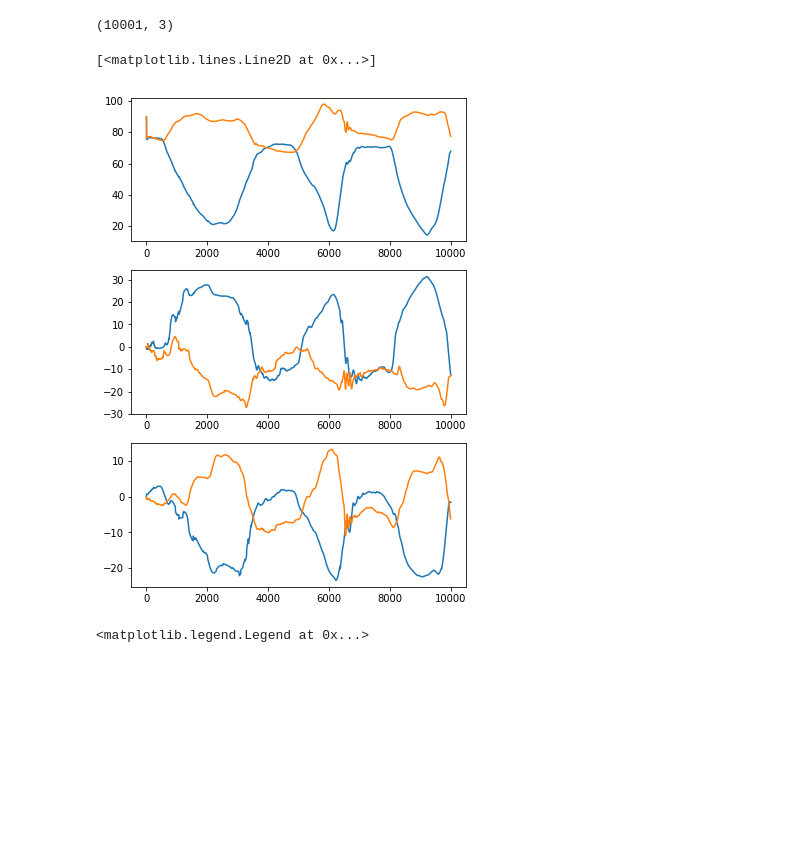
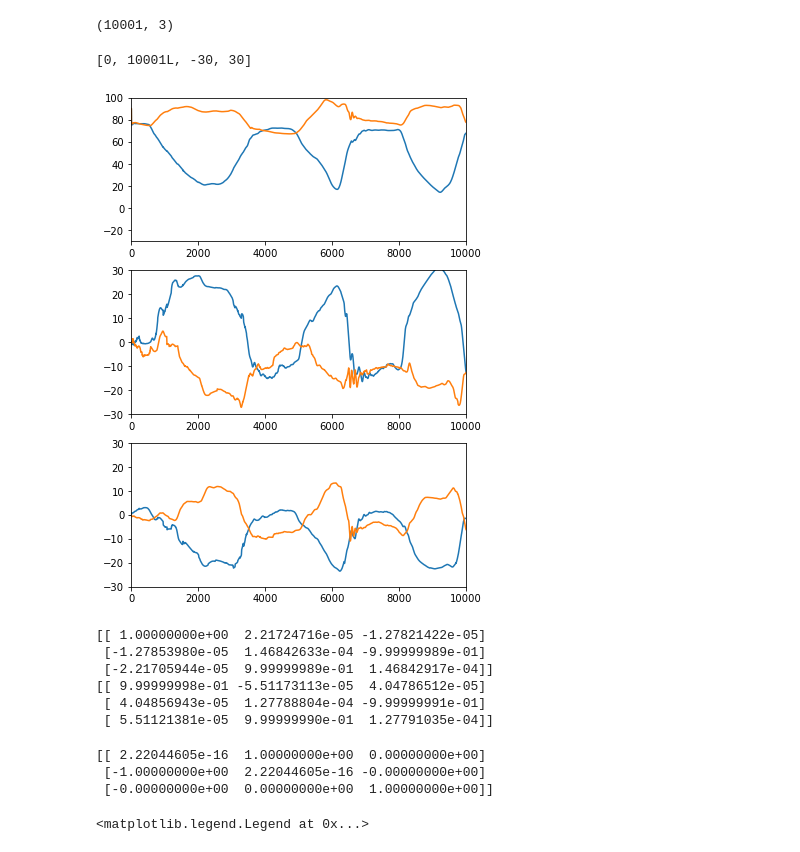
Before and after one commit to maniwu1/opal_imu, a Jupyter notebook: testing/test.ipynb, the cells around one changed output. Drawn from its saved outputs; the diff is of its cells as text; code cells hidden in the pictures; blank space fills up the shorter version.

Commit message:
investigating differences in quat2rot transformation

```diff
--- a/testing/test.ipynb
+++ b/testing/test.ipynb
@@ -125,24 +106,24 @@ eul_thigh = quat2euler(X_thigh, 'zyx')
 # %%
 n, m = shank_data.shape
 
 plt.figure(figsize=(6,9))
 plt.subplot(311)
 plt.plot(np.arange(0,n), eul_thigh[:,2])
 plt.plot(np.arange(0,n), eul_shank[:,2])
-# plt.axis([0, n, -30, 100])
+plt.axis([0, n, -30, 100])
 
 plt.subplot(312)
 plt.plot(np.arange(0,n), eul_thigh[:,1])
 plt.plot(np.arange(0,n), eul_shank[:,1])
-# plt.axis([0, n, -30, 30])
+plt.axis([0, n, -30, 30])
 
 plt.subplot(313)
 plt.plot(np.arange(0,n), eul_thigh[:,0])
 plt.plot(np.arange(0,n), eul_shank[:,0])
-# plt.axis([0, n, -30, 30])
+plt.axis([0, n, -30, 30])
 # %% [output]
-[<matplotlib.lines.Line2D at 0x...>]
+[0, 10001L, -30, 30]
-[figure, old version]
+[figure, new version]
 # %%
 def quat2rot(quat):
     """
@@ -183,6 +164,22 @@ R_WS = quat2rot(X_shank)
 R_WT = quat2rot(X_thigh)
 w_rel_thighframe = angular_vel_wrt_frameA(R_WT, R_WS, thigh_data[:,3:6], shank_data[:,3:6])
 w_rel_shankframe = angular_vel_wrt_frameB(R_WT, R_WS, thigh_data[:,3:6], shank_data[:,3:6])
+print(R_WS[1,:,:])
+print(R_WT[1,:,:])
+# %% [output]
+[[ 1.00000000e+00  2.21724716e-05 -1.27821422e-05]
+ [-1.27853980e-05  1.46842633e-04 -9.99999989e-01]
+ [-2.21705944e-05  9.99999989e-01  1.46842917e-04]]
+[[ 9.99999998e-01 -5.51173113e-05  4.04786512e-05]
+ [ 4.04856943e-05  1.27788804e-04 -9.99999991e-01]
+ [ 5.51121381e-05  9.99999990e-01  1.27791035e-04]]
+# %%
+r = R.from_quat([0, 0, np.sin(-np.pi/4), np.cos(np.pi/4)])
+print(r.as_dcm())
+# %% [output]
+[[ 2.22044605e-16  1.00000000e+00  0.00000000e+00]
+ [-1.00000000e+00  2.22044605e-16 -0.00000000e+00]
+ [-0.00000000e+00  0.00000000e+00  1.00000000e+00]]
 # %%
 fig, ax = plt.subplots(1)
 
```
Also changed, not shown: parts of 9 cells of this notebook.
